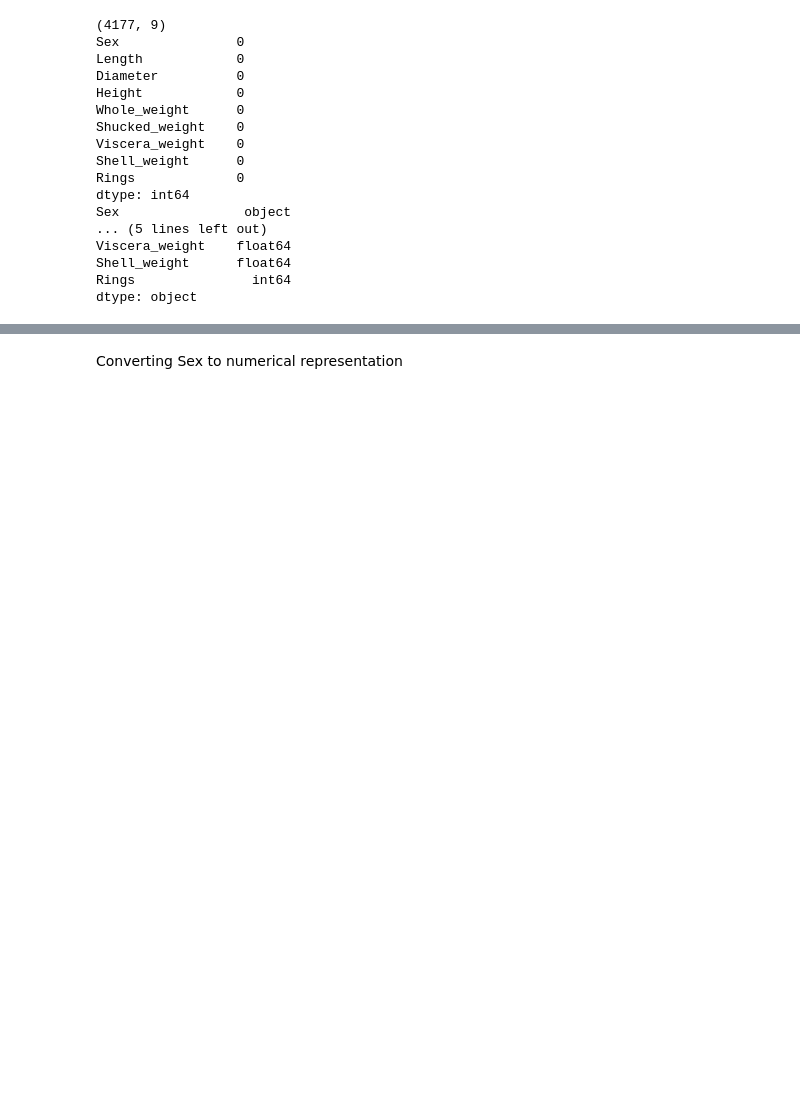
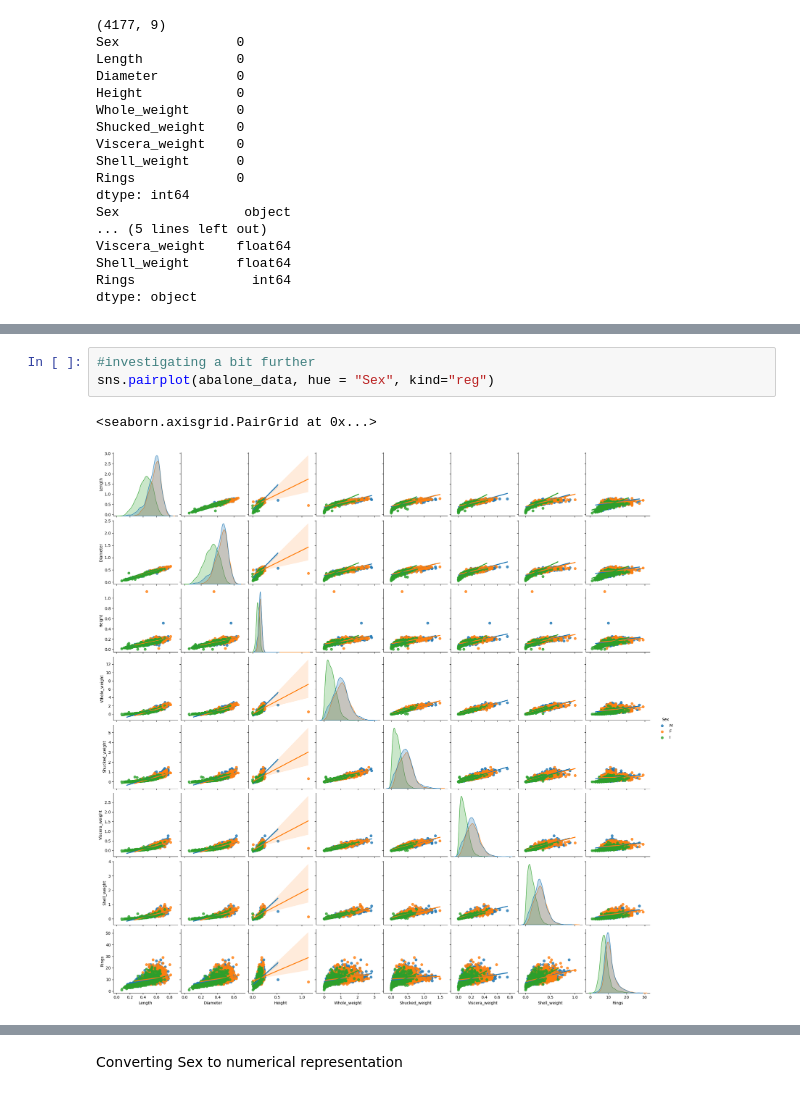
Before and after one commit to chikeorah/ML, a Jupyter notebook: abalone-ML.ipynb, the cells around one changed output, grey strips where cells are left out. Drawn from its saved outputs; the diff is of its cells as text; blank space fills up the shorter version.

```diff
--- a/abalone-ML.ipynb
+++ b/abalone-ML.ipynb
@@ -76,0 +78,6 @@ plt.xticks(rotation=45)
+# %%
+#investigating a bit further
+sns.pairplot(abalone_data, hue = "Sex", kind="reg")
+# %% [output]
+<seaborn.axisgrid.PairGrid at 0x...>
+[figure, added]
```
Also changed, not shown: parts of 12 cells of this notebook, 1 other file.
